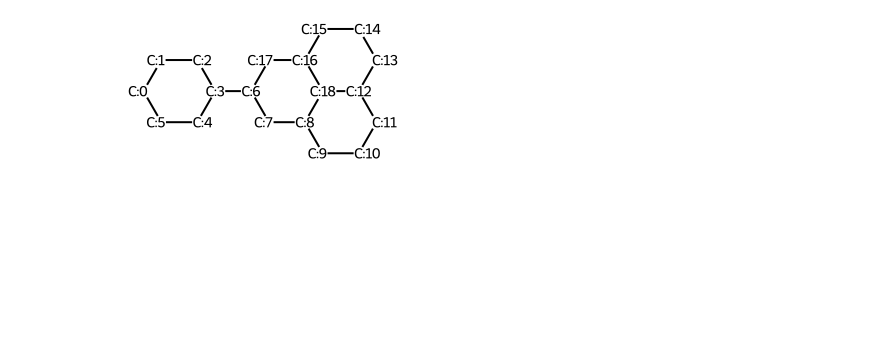
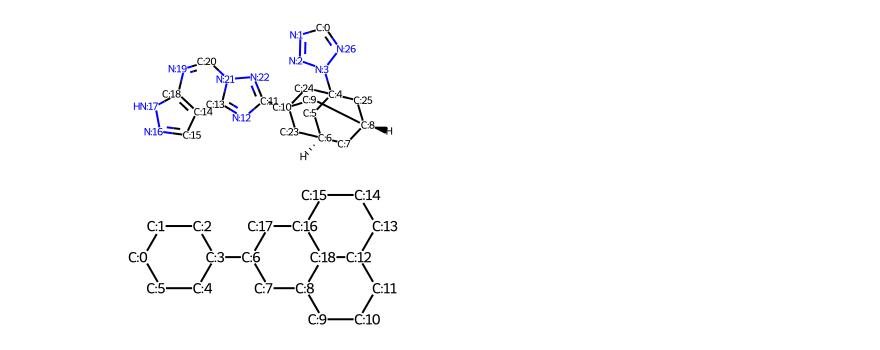
Before and after one commit to chopralab/Cliquify, a Jupyter notebook: t_enumerate.ipynb, the cells around one changed output. Saved outputs shown, nothing was run; the diff lists cells and outputs as text; code cells hidden in the pictures; blank space fills up the shorter version.

```diff
--- a/t_enumerate.ipynb
+++ b/t_enumerate.ipynb
@@ -30,3 +92,15 @@ test_mol2
+# %%
+# mol2 = Chem.MolFromSmiles("O=C1[C@H]2[C@@H]3C=C[C@@H](C3)[C@H]2C(=O)N1CN(C(=O)C(F)(F)F)c1cccc(C(F)(F)F)c1")
+mol2 = Chem.MolFromSmiles("c1nnn(C23C[C@H]4C[C@H](CC(c5nc6c7cn[nH]c7ncn6n5)(C4)C2)C3)n1")
+
+def show_atom_number(mol, label):
+    for atom in mol.GetAtoms():
+        atom.SetProp(label, str(atom.GetIdx()))
+    return mol
+test_mol2 = show_atom_number(Chem.RWMol(mol2), "molAtomMapNumber")
+test_mol2
+# %% [output]
+[figure, added]
 # %%
 mol2 = Chem.MolFromSmiles("C1CCC(CC1)C1CC2CCCC3CCCC(C1)C23")
 def show_atom_number(mol, label):
```
Also changed, not shown: parts of 6 cells of this notebook, 16 other files.
